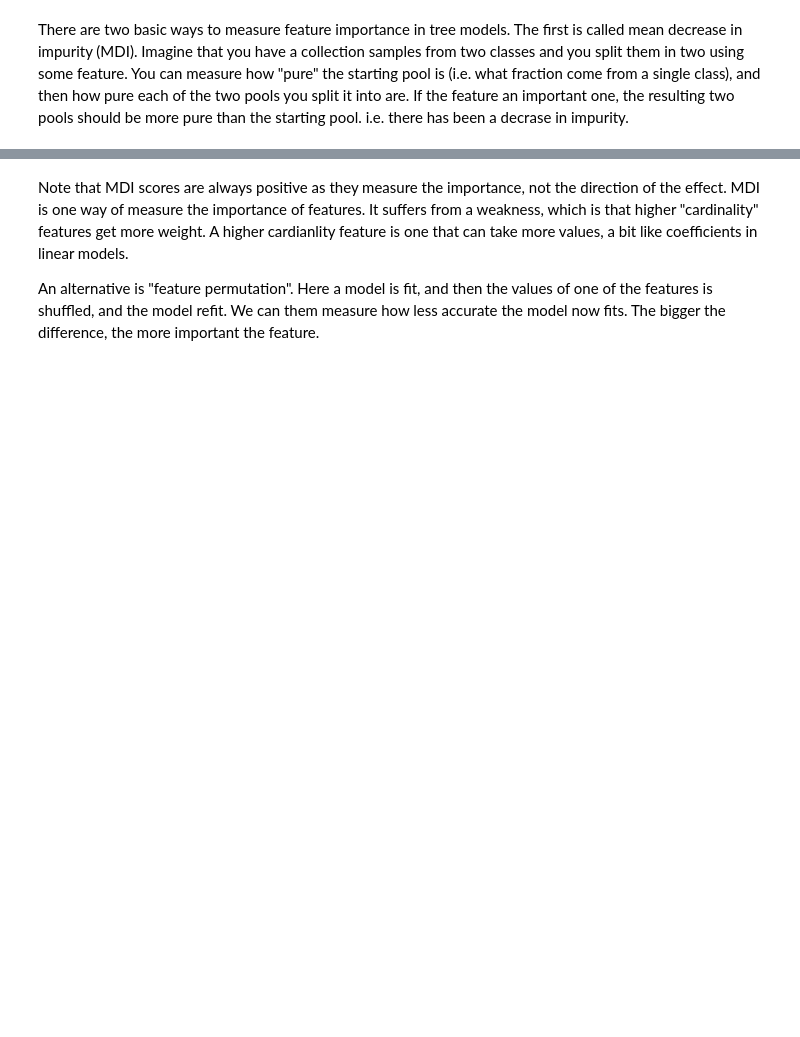
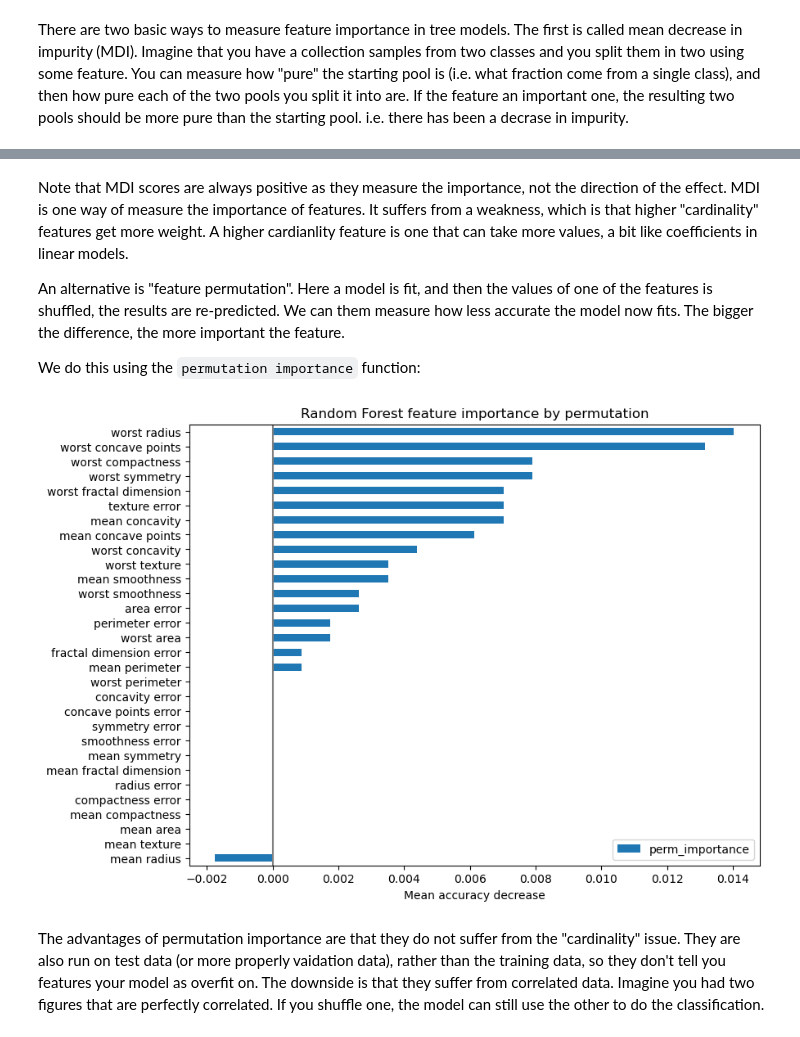
Before and after one commit to IanSudbery/BIS312-ML, a Jupyter notebook: interpretation/Model_interpretation.ipynb, the cells around one changed output, grey strips where cells are left out. Cells and saved outputs as stored; diff of their text form; code cells hidden in the pictures; blank space fills up the shorter version.

```diff
--- a/interpretation/Model_interpretation.ipynb
+++ b/interpretation/Model_interpretation.ipynb
@@ -195,4 +196,22 @@ F1 score on test data: 0.9402985074626866
 # %% [markdown]
 Note that MDI scores are always positive as they measure the importance, not the direction of the effect. MDI is one way of measure the importance of features. It suffers from a weakness, which is that higher "cardinality" features get more weight. A higher cardianlity feature is one that can take more values, a bit like coefficients in linear models.
 
-An alternative is "feature permutation". Here a model is fit, and then the values of one of the features is shuffled, and the model refit. We can them measure how less accurate the model now fits. The bigger the difference, the more important the feature.
+An alternative is "feature permutation". Here a model is fit, and then the values of one of the features is shuffled, the results are re-predicted. We can them measure how less accurate the model now fits. The bigger the difference, the more important the feature.
+
+We do this using the `permutation importance` function:
+# %%
+from sklearn.inspection import permutation_importance
+
+result = permutation_importance(
+    rf, X_test, Y_test, n_repeats=10, random_state=2, n_jobs=2
+)
+
+perm_importance = pd.DataFrame(result.importances_mean, columns=["perm_importance"], index=X_test.columns)
+perm_importance.sort_values(by="perm_importance").plot.barh(figsize=(9, 7))
+plt.title("Random Forest feature importance by permutation")
+plt.axvline(x=0, color=".5")
+_ = plt.xlabel("Mean accuracy decrease")
+# %% [output]
+[figure, added]
+# %% [markdown]
+The advantages of permutation importance are that they do not suffer from the "cardinality" issue. They are also run on test data (or more properly vaidation data), rather than the training data, so they don't tell you features your model as overfit on. The downside is that they suffer from correlated data. Imagine you had two figures that are perfectly correlated. If you shuffle one, the model can still use the other to do the classification.
```
Also changed, not shown: parts of 2 cells of this notebook.
